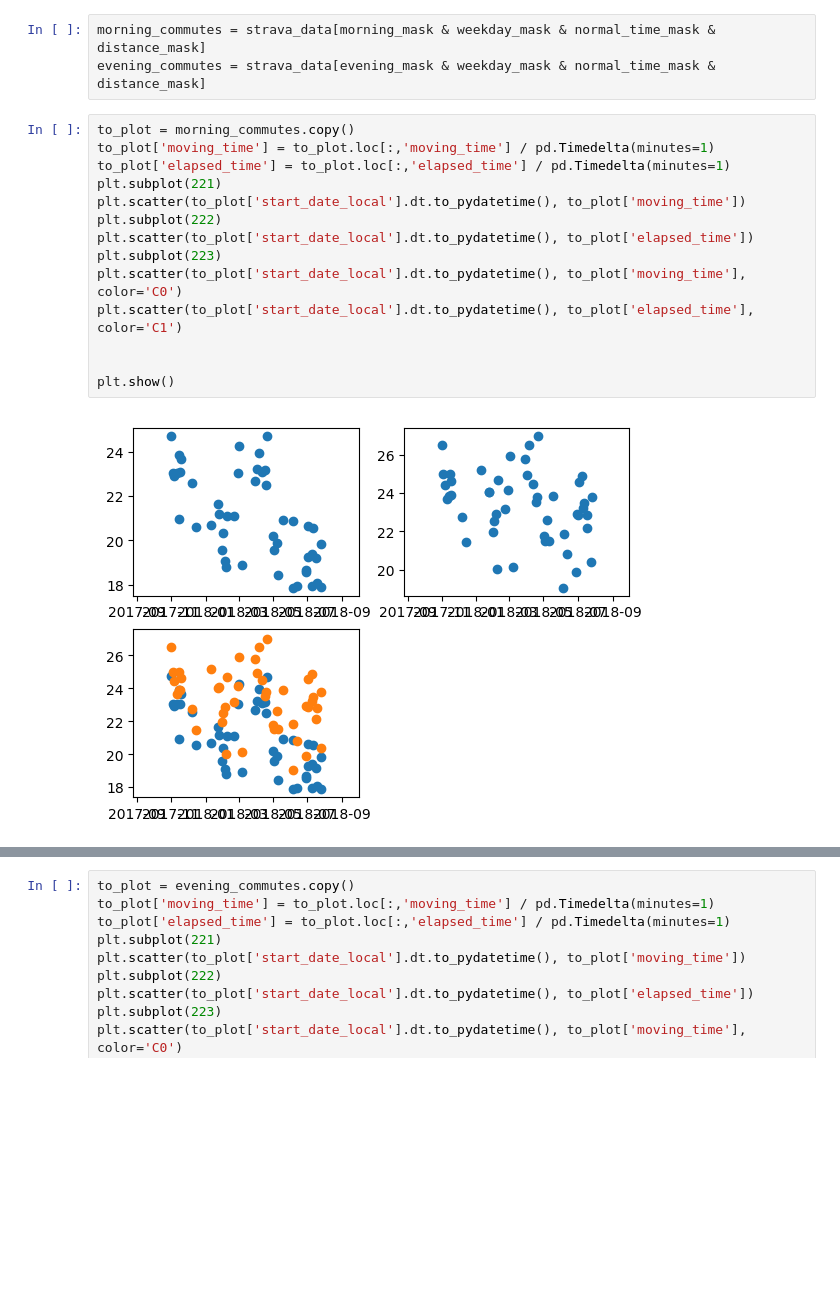
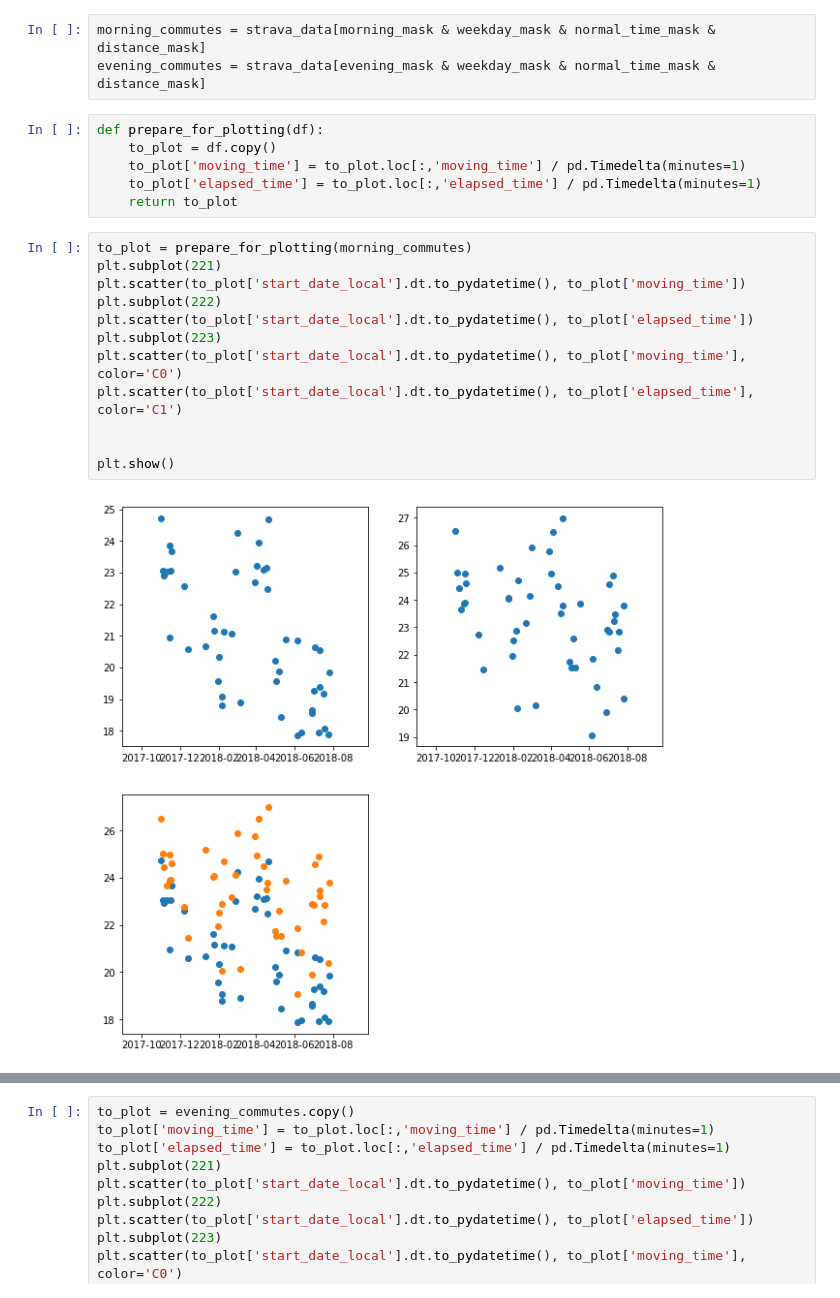
Before and after one commit to gtcooke94/commute_analysis, a Jupyter notebook: analysis.ipynb, the cells around one changed output, grey strips where cells are left out. Saved outputs shown, nothing was run; the diff lists cells and outputs as text; blank space fills up the shorter version.

Commit message:
Added boxplots. Functionalized prep for plotting

```diff
--- a/analysis.ipynb
+++ b/analysis.ipynb
@@ -61,19 +61,23 @@ distance_mask = (strava_data['distance'] > 2.8) & (strava_data['distance'] < 4.7
 # %%
 morning_commutes = strava_data[morning_mask & weekday_mask & normal_time_mask & distance_mask]
 evening_commutes = strava_data[evening_mask & weekday_mask & normal_time_mask & distance_mask]
+# %%
+def prepare_for_plotting(df):
+    to_plot = df.copy()
+    to_plot['moving_time'] = to_plot.loc[:,'moving_time'] / pd.Timedelta(minutes=1)
+    to_plot['elapsed_time'] = to_plot.loc[:,'elapsed_time'] / pd.Timedelta(minutes=1)
+    return to_plot
 # %%
-to_plot = morning_commutes.copy()
-to_plot['moving_time'] = to_plot.loc[:,'moving_time'] / pd.Timedelta(minutes=1)
-to_plot['elapsed_time'] = to_plot.loc[:,'elapsed_time'] / pd.Timedelta(minutes=1)
+to_plot = prepare_for_plotting(morning_commutes)
 plt.subplot(221)
 plt.scatter(to_plot['start_date_local'].dt.to_pydatetime(), to_plot['moving_time'])
 plt.subplot(222)
 plt.scatter(to_plot['start_date_local'].dt.to_pydatetime(), to_plot['elapsed_time'])
 plt.subplot(223)
 plt.scatter(to_plot['start_date_local'].dt.to_pydatetime(), to_plot['moving_time'], color='C0')
 plt.scatter(to_plot['start_date_local'].dt.to_pydatetime(), to_plot['elapsed_time'], color='C1')
 
 
 plt.show()
 # %% [output]
-[figure, old version]
+[figure, new version]
```
Also changed, not shown: parts of 3 cells of this notebook.
